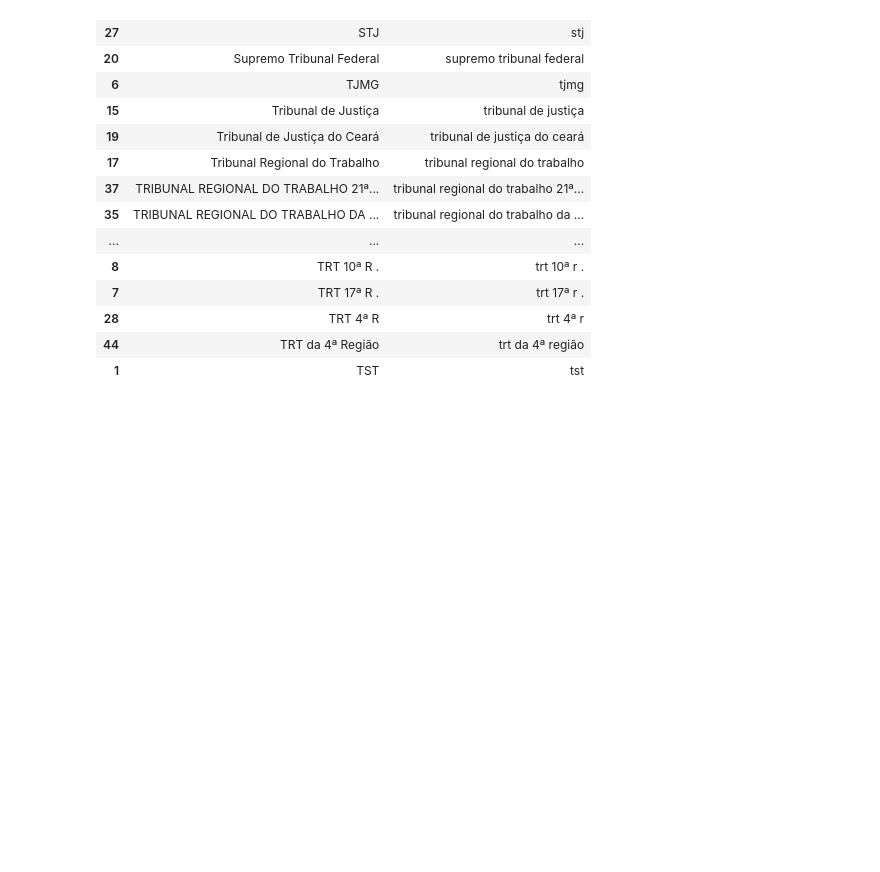
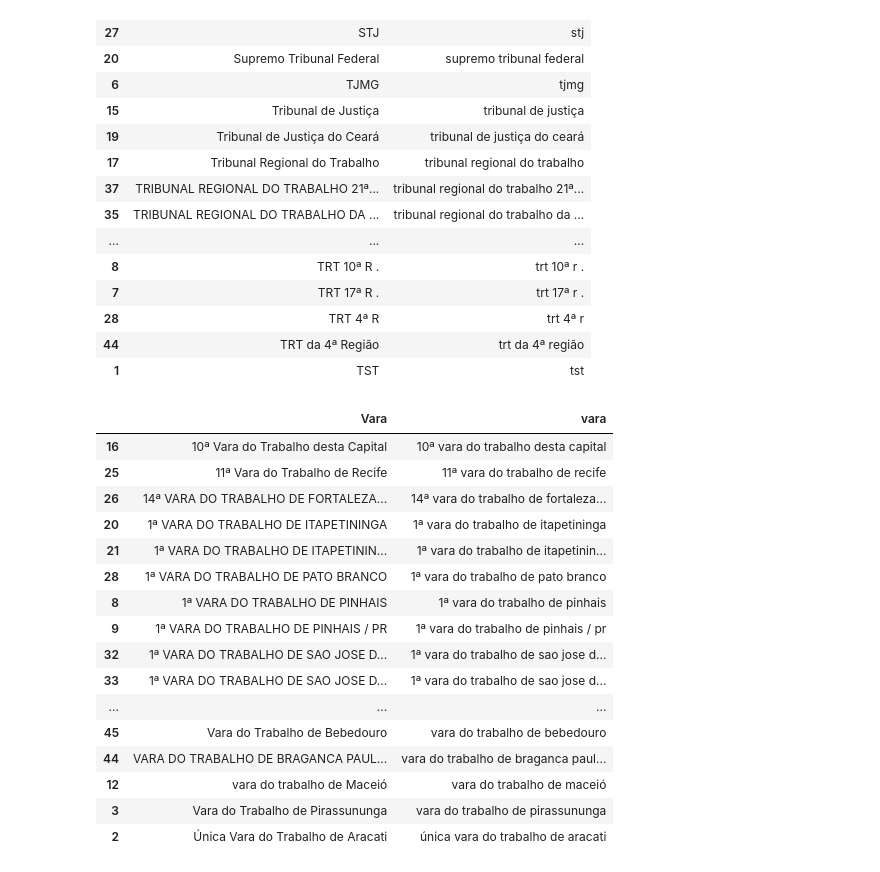
Before and after one commit to pvcastro/deeplearningufg, a Jupyter notebook: projeto/processos_anotados.ipynb, the cells around one changed output. Saved outputs shown, nothing was run; the diff lists cells and outputs as text; code cells hidden in the pictures; blank space fills up the shorter version.

```diff
--- a/projeto/processos_anotados.ipynb
+++ b/projeto/processos_anotados.ipynb
@@ -283,3 +283,24 @@ tribunais_df
 | 28 | TRT 4ª R | trt 4ª r |
 | 44 | TRT da 4ª Região | trt da 4ª região |
 | 1 | TST | tst |
+# %%
+varas_df = drop_duplicate_sort('varas.csv', 'Vara')
+varas_df
+# %% [output]
+|  | Vara | vara |
+| 16 | 10ª Vara do Trabalho desta Capital | 10ª vara do trabalho desta capital |
+| 25 | 11ª Vara do Trabalho de Recife | 11ª vara do trabalho de recife |
+| 26 | 14ª VARA DO TRABALHO DE FORTALEZA... | 14ª vara do trabalho de fortaleza... |
+| 20 | 1ª VARA DO TRABALHO DE ITAPETININGA | 1ª vara do trabalho de itapetininga |
+| 21 | 1ª VARA DO TRABALHO DE ITAPETININ... | 1ª vara do trabalho de itapetinin... |
+| 28 | 1ª VARA DO TRABALHO DE PATO BRANCO | 1ª vara do trabalho de pato branco |
+| 8 | 1ª VARA DO TRABALHO DE PINHAIS | 1ª vara do trabalho de pinhais |
+| 9 | 1ª VARA DO TRABALHO DE PINHAIS / PR | 1ª vara do trabalho de pinhais / pr |
+| 32 | 1ª VARA DO TRABALHO DE SAO JOSE D... | 1ª vara do trabalho de sao jose d... |
+| 33 | 1ª VARA DO TRABALHO DE SAO JOSE D... | 1ª vara do trabalho de sao jose d... |
+| ... | ... | ... |
+| 45 | Vara do Trabalho de Bebedouro | vara do trabalho de bebedouro |
+| 44 | VARA DO TRABALHO DE BRAGANCA PAUL... | vara do trabalho de braganca paul... |
+| 12 | vara do trabalho de Maceió | vara do trabalho de maceió |
+| 3 | Vara do Trabalho de Pirassununga | vara do trabalho de pirassununga |
+| 2 | Única Vara do Trabalho de Aracati | única vara do trabalho de aracati |
```
Also changed, not shown: 29 other files.
